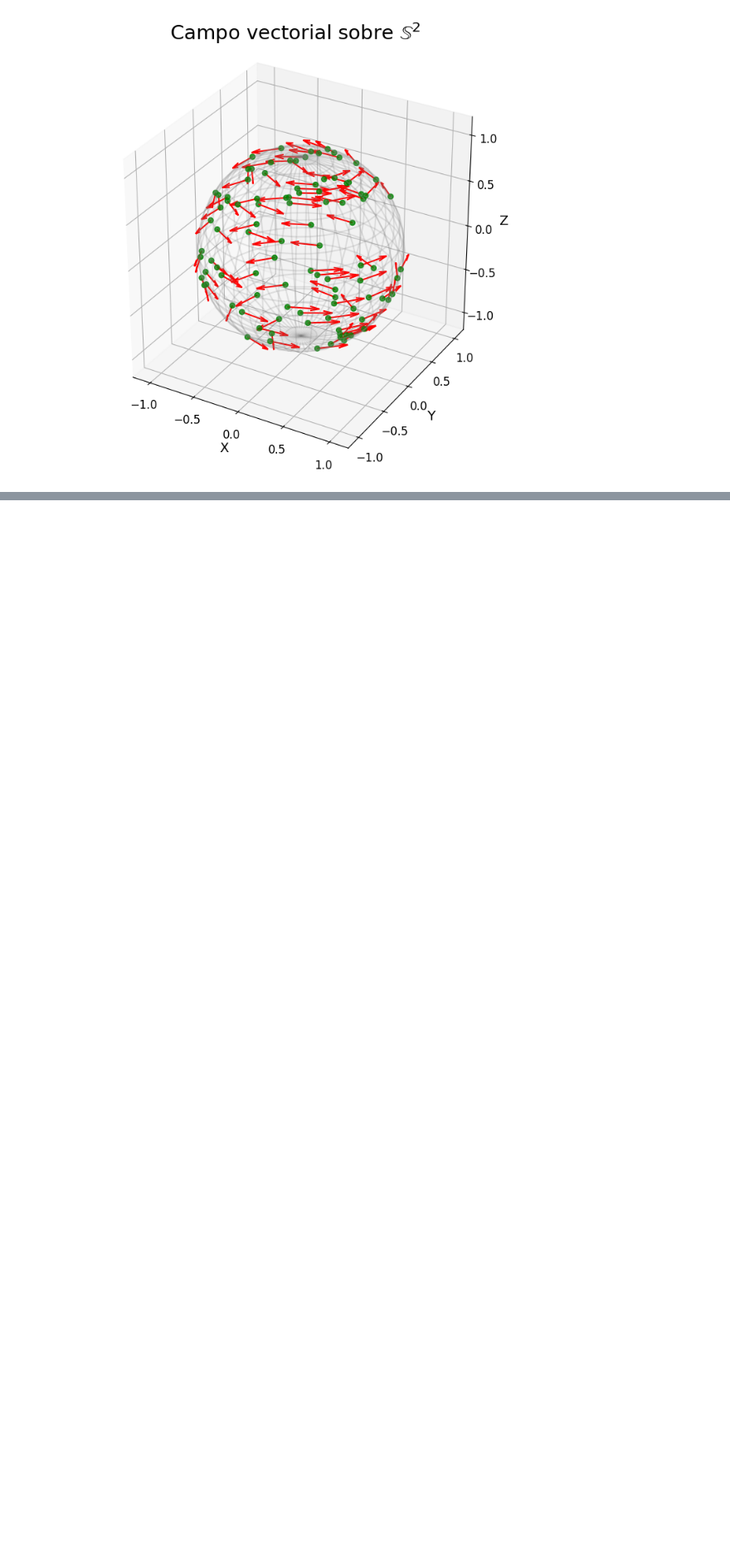
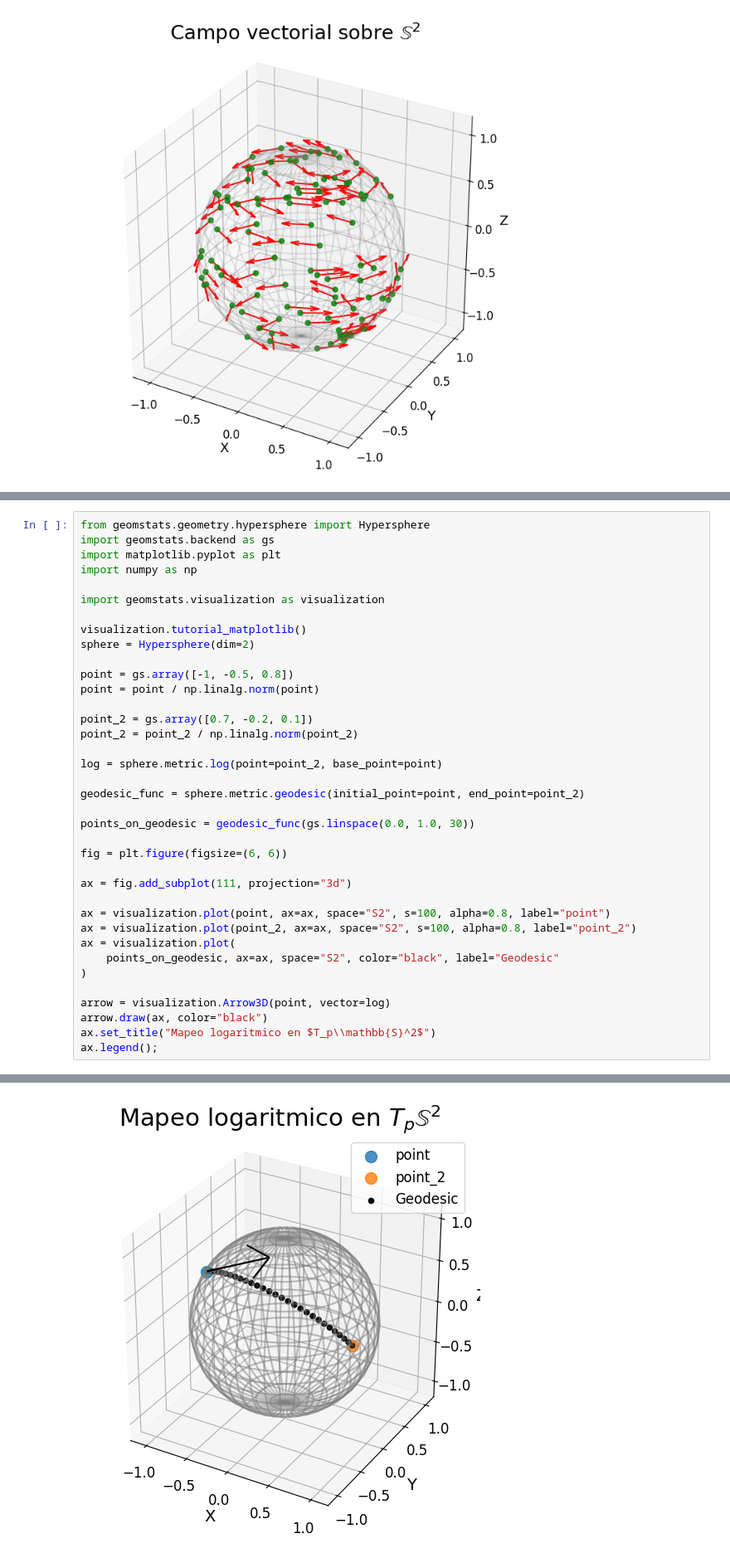
Before and after one commit to miguelgondu/pares-ordenados-geometria-riemanniana-computacional, a Jupyter notebook: graficos.ipynb, the cells around one changed output, grey strips where cells are left out. Shown: that part at 83% size. Cells and saved outputs as stored; diff of their text form; blank space fills up the shorter version.

```diff
--- a/graficos.ipynb
+++ b/graficos.ipynb
@@ -237,0 +295,38 @@ INFO: Substituting symbol S from STIXNonUnicode
+# %%
+from geomstats.geometry.hypersphere import Hypersphere
+import geomstats.backend as gs
+import matplotlib.pyplot as plt
+import numpy as np
+
+import geomstats.visualization as visualization
+
+visualization.tutorial_matplotlib()
+sphere = Hypersphere(dim=2)
+
+point = gs.array([-1, -0.5, 0.8])
+point = point / np.linalg.norm(point)
+
+point_2 = gs.array([0.7, -0.2, 0.1])
+point_2 = point_2 / np.linalg.norm(point_2)
+
+log = sphere.metric.log(point=point_2, base_point=point)
+
+geodesic_func = sphere.metric.geodesic(initial_point=point, end_point=point_2)
+
+points_on_geodesic = geodesic_func(gs.linspace(0.0, 1.0, 30))
+
+fig = plt.figure(figsize=(6, 6))
+
+ax = fig.add_subplot(111, projection="3d")
+
+ax = visualization.plot(point, ax=ax, space="S2", s=100, alpha=0.8, label="point")
+ax = visualization.plot(point_2, ax=ax, space="S2", s=100, alpha=0.8, label="point_2")
+ax = visualization.plot(
+    points_on_geodesic, ax=ax, space="S2", color="black", label="Geodesic"
+)
+
+arrow = visualization.Arrow3D(point, vector=log)
+arrow.draw(ax, color="black")
+ax.set_title("Mapeo logaritmico en $T_p\\mathbb{S}^2$")
+ax.legend();
+# %% [output]
@@ -237,0 +350 @@ INFO: Substituting symbol S from STIXNonUnicode
+[figure, added]
```
Also changed, not shown: parts of 2 cells of this notebook.
